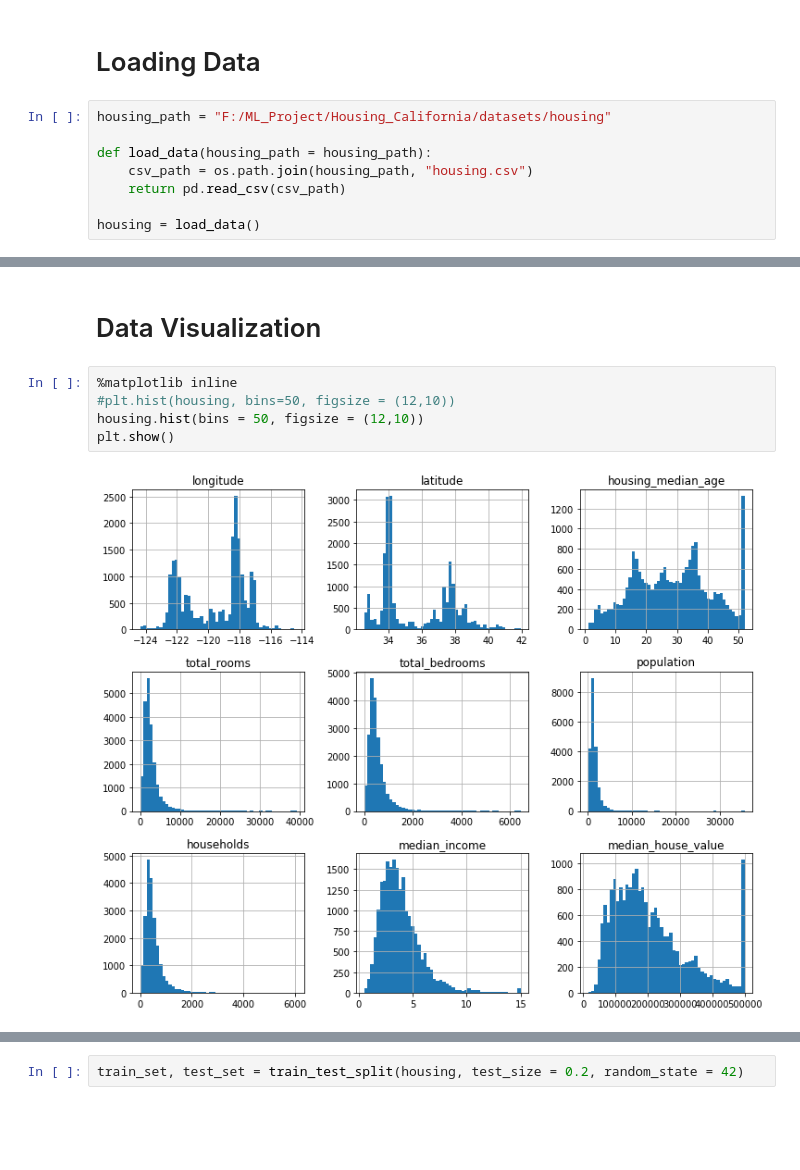
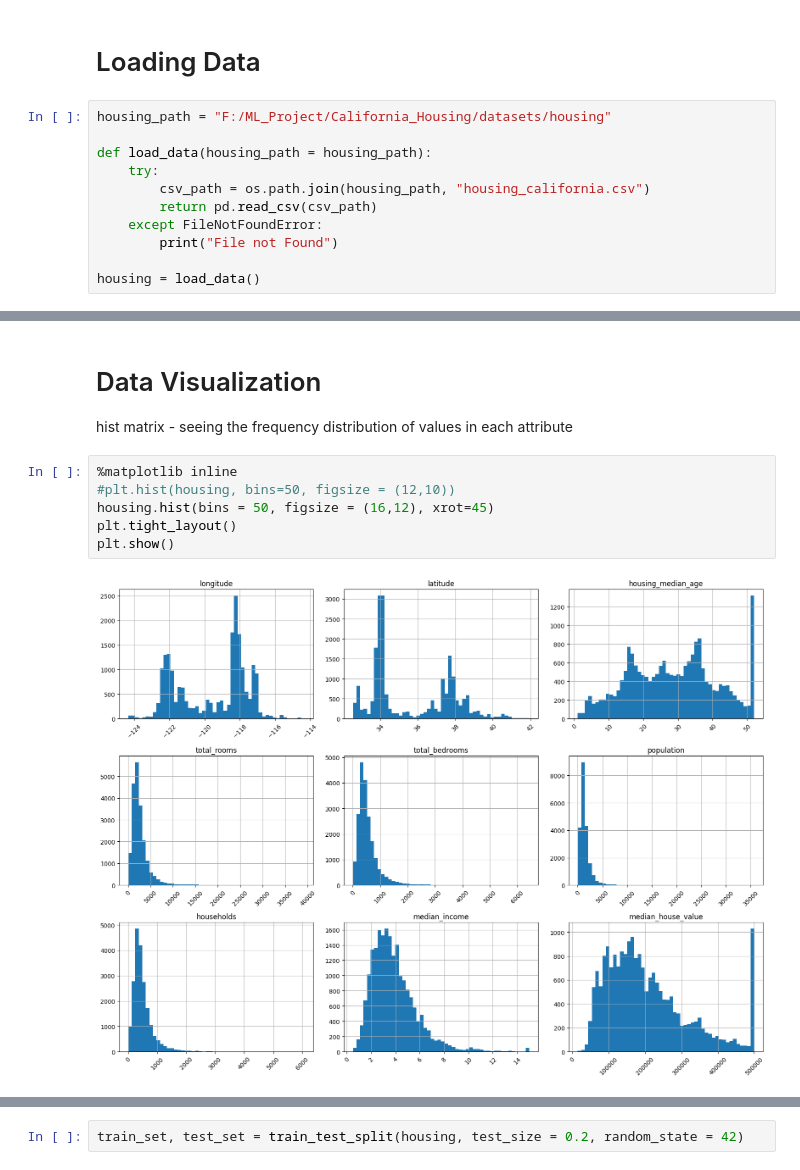
Before and after one commit to BrainsCorp/Data-Science-Stuff, a Jupyter notebook: Housing_California/Housing_California_nb.ipynb, the cells around one changed output, grey strips where cells are left out. Saved outputs shown, nothing was run; the diff lists cells and outputs as text; blank space fills up the shorter version.

```diff
--- a/Housing_California/Housing_California_nb.ipynb
+++ b/Housing_California/Housing_California_nb.ipynb
@@ -16,10 +16,13 @@ from sklearn.impute import SimpleImputer
 # %% [markdown]
 # Loading Data
 # %%
-housing_path = "F:/ML_Project/Housing_California/datasets/housing"
+housing_path = "F:/ML_Project/California_Housing/datasets/housing"
 
 def load_data(housing_path = housing_path):
-    csv_path = os.path.join(housing_path, "housing.csv")
-    return pd.read_csv(csv_path)
+    try:
+        csv_path = os.path.join(housing_path, "housing_california.csv")
+        return pd.read_csv(csv_path)
+    except FileNotFoundError:
+        print("File not Found")
 
 housing = load_data()
@@ -60,10 +64,12 @@ housing.describe()
 | max | -114.310000 | 41.950000 | 52.000000 | 39320.000000 | 6445.000000 | 35682.000000 | 6082.000000 | ... |
 # %% [markdown]
 # Data Visualization
+hist matrix - seeing the frequency distribution of values in each attribute
 # %%
 %matplotlib inline
 #plt.hist(housing, bins=50, figsize = (12,10))
-housing.hist(bins = 50, figsize = (12,10))
+housing.hist(bins = 50, figsize = (16,12), xrot=45)
+plt.tight_layout()
 plt.show()
 # %% [output]
-[figure, old version]
+[figure, new version]
```
Also changed, not shown: parts of 26 cells of this notebook.
